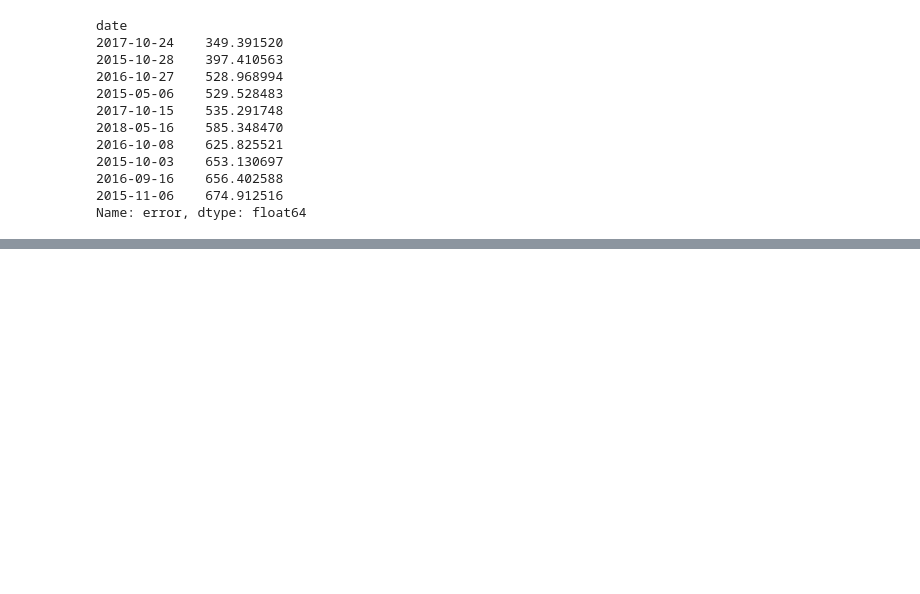
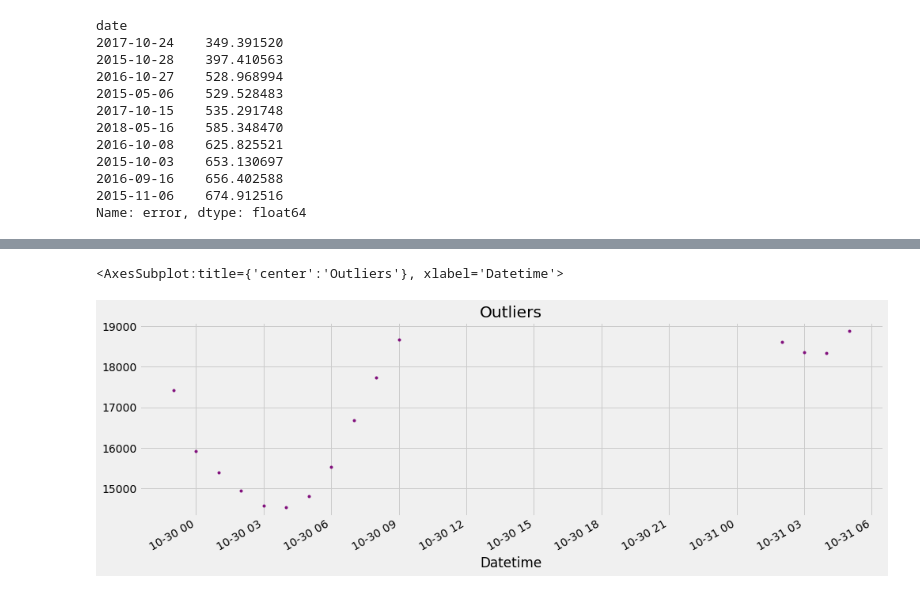
Before and after one commit to mericgenc92/advanced_time_series_energy_consumption, a Jupyter notebook: energy_consumption.ipynb, the cells around one changed output, grey strips where cells are left out. Drawn from its saved outputs; the diff is of its cells as text; code cells hidden in the pictures; blank space fills up the shorter version.

```diff
--- a/energy_consumption.ipynb
+++ b/energy_consumption.ipynb
@@ -199,0 +228,9 @@ Name: error, dtype: float64
+# %%
+df.query('PJME_MW < 19000')['PJME_MW'] \
+    .plot(style='.',
+          figsize=(15, 5),
+          color=color_pal[5],
+          title='Outliers')
+# %% [output]
+<AxesSubplot:title={'center':'Outliers'}, xlabel='Datetime'>
+[figure, added]
```
Also changed, not shown: parts of 41 cells of this notebook, 1 other file.
